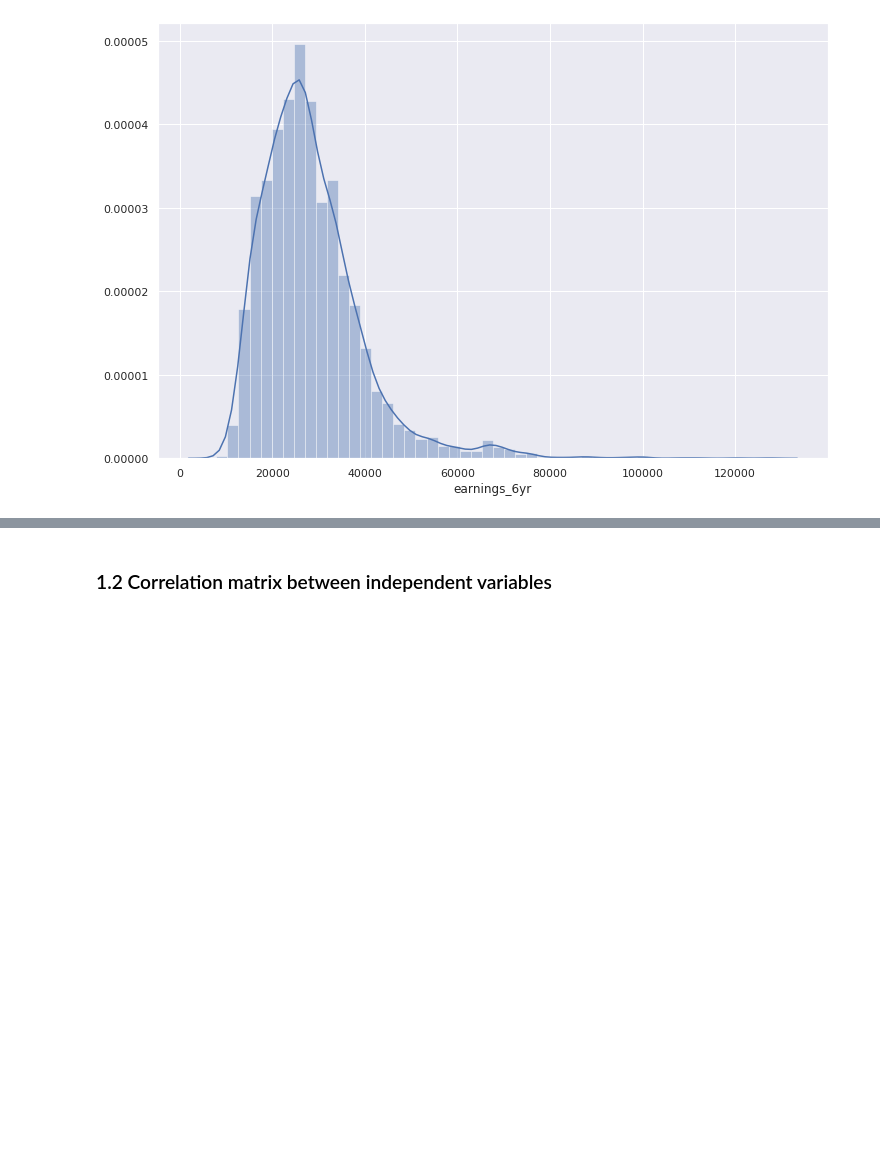
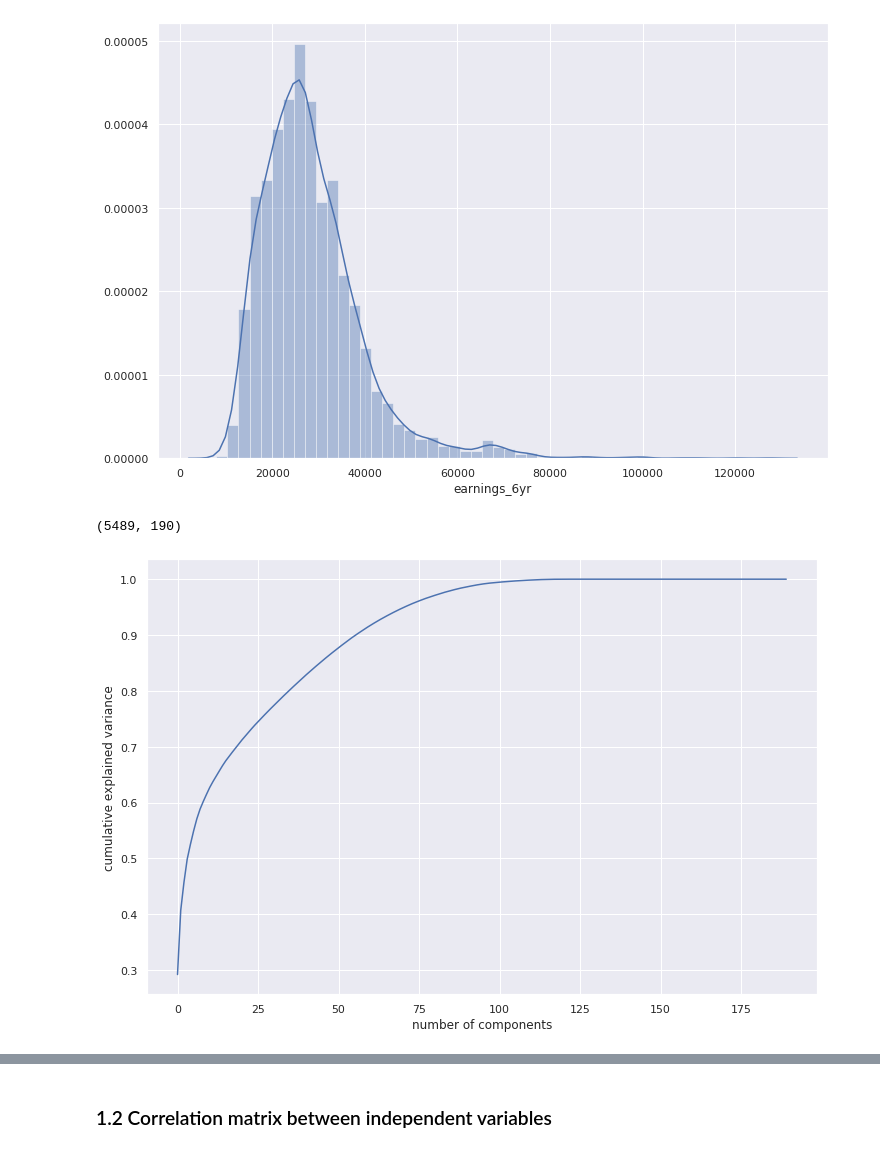
Before and after one commit to jeffreysanglin/springboard, a Jupyter notebook: cap1_eda.ipynb, the cells around one changed output, grey strips where cells are left out. Saved outputs shown, nothing was run; the diff lists cells and outputs as text; code cells hidden in the pictures; blank space fills up the shorter version.

```diff
--- a/cap1_eda.ipynb
+++ b/cap1_eda.ipynb
@@ -214,23 +244,31 @@ y = df.loc[:,'earncats'].values
 
 #Standardze features
 x = StandardScaler().fit_transform(x)
+print(x.shape)
+# %% [output]
+(5489, 190)
 # %%
+#sklearn features
 pca = PCA(n_components=2)
+#pca = PCA()
 principal_components = pca.fit_transform(x)
-principal_df = DataFrame(data=principal_components, columns=['principal component 1','principal component 2'])
+colnames = ['principal component {}'.format(1+i) for i in range(2)]
+principal_df = DataFrame(data=principal_components, columns=colnames)
 
 pca = PCA().fit(x)
 plt.plot(np.cumsum(pca.explained_variance_ratio_))
 plt.xlabel('number of components')
 plt.ylabel('cumulative explained variance')
 plt.show()
-print(['{:.2%}'.format(i) for i in pca.explained_variance_ratio_])
+#print(['{:.2%}'.format(i) for i in pca.explained_variance_ratio_])
 
 #display(principal_df.head())
 
 finaldf = concat([principal_df, df[['earncats']]],axis=1)
 
-display(finaldf.head())
+#finaldf = pcaPlot(x)
+# %% [output]
+[figure, added]
 # %%
 fig = plt.figure(figsize = (8,8))
 ax = fig.add_subplot(1,1,1)
```
Also changed, not shown: parts of 10 cells of this notebook.
